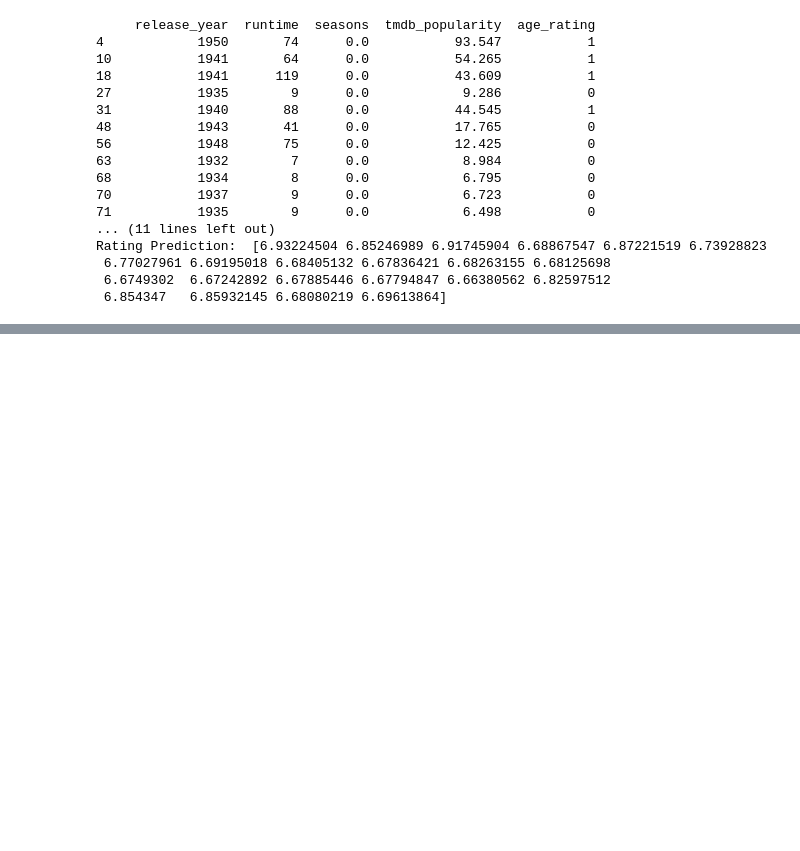
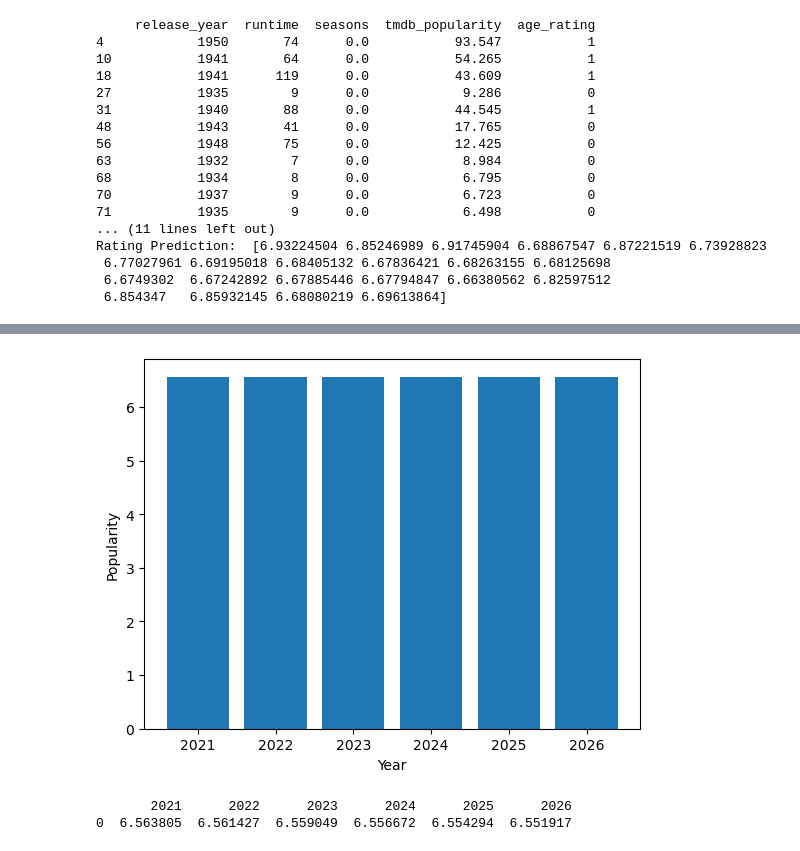
Before and after one commit to emchege/MIS546_Group_Project, a Jupyter notebook: disney+.ipynb, the cells around one changed output, grey strips where cells are left out. Drawn from its saved outputs; the diff is of its cells as text; code cells hidden in the pictures; blank space fills up the shorter version.

```diff
--- a/disney+.ipynb
+++ b/disney+.ipynb
@@ -286,8 +288,8 @@ import pandas as pd
 import numpy as np
 
 
-X = merged[['release_year','runtime','seasons','tmdb_popularity','age_rating']]
-y = merged['tmdb_score']
+X = merged_a[['release_year','runtime','seasons','tmdb_popularity','age_rating']]
+y = merged_a['tmdb_score']
 
 X.head()
 # %% [output]
@@ -371,7 +373,7 @@ Rating Prediction:  [6.93224504 6.85246989 6.91745904 6.68867547 6.87221519 6.73
  6.6749302  6.67242892 6.67885446 6.67794847 6.66380562 6.82597512
  6.854347   6.85932145 6.68080219 6.69613864]
 # %%
-#get the average age rating, season, runtime, and popularity
+## get the average age rating, season, runtime, and popularity
 def mean_stats(df):
     di_age = df.age_rating.mean()
     di_pop = df.tmdb_popularity.mean()
@@ -380,7 +382,7 @@ def mean_stats(df):
     di_list = [di_run, di_seas, di_pop, di_age]
     return di_list
 
-director2 = merged.loc[merged['director'] == 'Wilfred Jackson']
+director2 = merged_a.loc[merged_a['director'] == 'Wilfred Jackson']
 X = mean_stats(director2)
 
 
@@ -395,9 +397,9 @@ years.head()
 
 mlr_pred2 = regr.predict(years)
 
-five_year = pd.DataFrame(columns =['2021','2022','2023','2024','2025', '2026'] )
+five_year = pd.DataFrame(columns = [f'col_{i}' for i in range(1, len(mlr_pred2)+1)] )
 new_row = np.array(mlr_pred2)
 five_year.loc[len(five_year)] = new_row
-
+print(new_row)
 print(five_year)
 # %% [output]
@@ -410,0 +435,37 @@ five_year
+# %%
+def pred_years(year):
+    mlr_pred2 = regr.predict(years)
+
+    multi_year = pd.DataFrame(columns = [f'col_{i}' for i in range(1, len(mlr_pred2)+1)] )
+    new_row = np.array(mlr_pred2)
+    multi_year.loc[len(multi_year)] = new_row
+    print(new_row)
+    print(multi_year)
+
+    return (new_row)
+# %%
+def pred_years(year):
+    mlr_pred2 = regr.predict(years)
+
+    multi_year = pd.DataFrame(columns = [str(i) for i in range(2021, 2021 + time)] )
+    new_row = np.array(mlr_pred2)
+    multi_year.loc[len(multi_year)] = new_row
+    #print(new_row)
+    #print(multi_year)
+
+    plt.bar(multi_year.columns, new_row)
+    plt.xlabel('Year')
+    plt.ylabel('Popularity')
+
+    plt.show()
+
+    return (multi_year)
+# %%
+xyz = pred_years(year_pred(6,'Wilfred Jackson'))
+
+
+print(xyz)
+# %% [output]
+[figure, added]
+       2021      2022      2023      2024      2025      2026
+0  6.563805  6.561427  6.559049  6.556672  6.554294  6.551917
```
Also changed, not shown: parts of 57 cells of this notebook.
